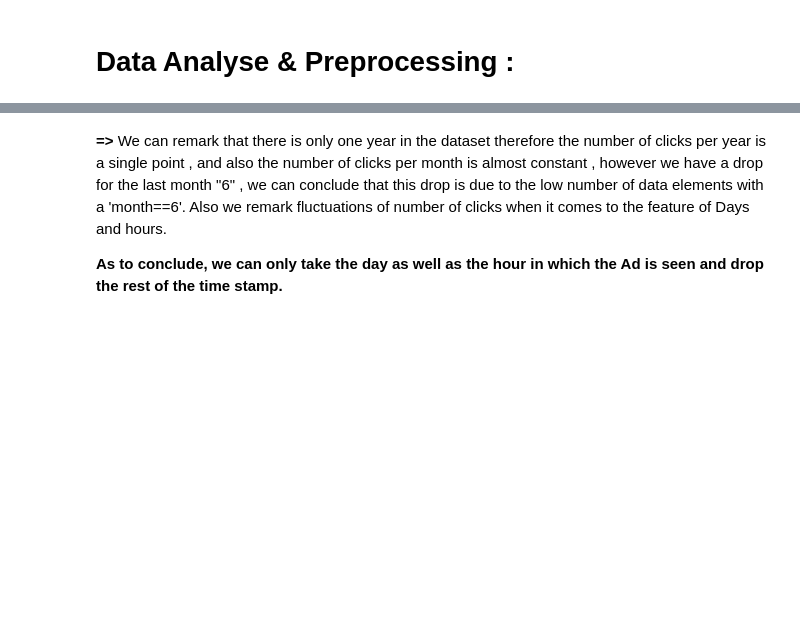
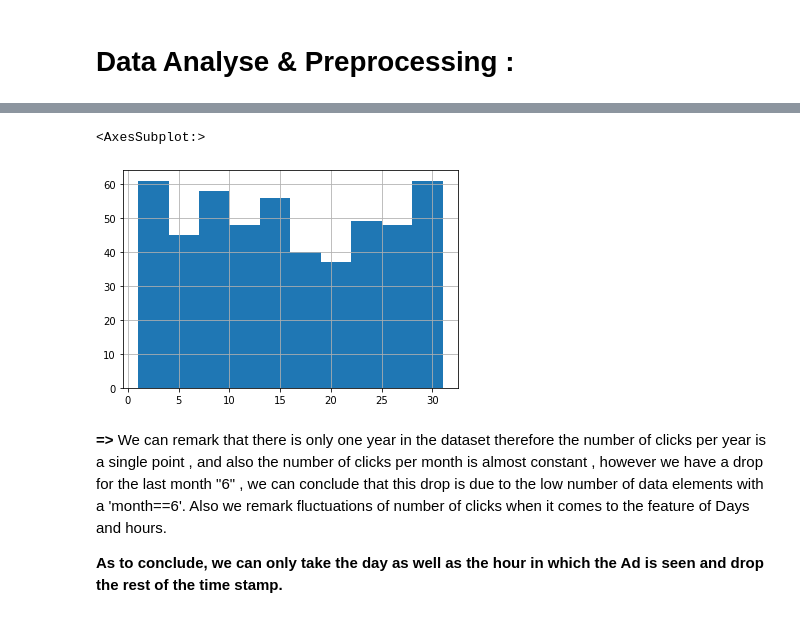
Before and after one commit to MohamedAmineDHIAB/AD_click_prediction_using_SVM-Doc2Vec, a Jupyter notebook: challenge.ipynb, the cells around one changed output, grey strips where cells are left out. Drawn from its saved outputs; the diff is of its cells as text; code cells hidden in the pictures; blank space fills up the shorter version.

```diff
--- a/challenge.ipynb
+++ b/challenge.ipynb
@@ -207,0 +185,5 @@ Wall time: 598 ms
+# %%
+%%time
+data_hist=data_new[data.Clicked!=0]
+data_hist['Day'].hist()
+# %% [output]
@@ -208,3 +192,5 @@ Wall time: 598 ms
+<AxesSubplot:>
+[figure, added]
 # %% [markdown]
 **=>** We can remark that there is only one year in the dataset therefore the number of clicks per year is a single point , and also the number of clicks per month is almost constant , however we have a drop for the last month "6" , we can conclude that this drop is due to the low number of data elements with a 'month==6'. Also we remark fluctuations of number of clicks when it comes to the feature of Days and hours.
 
```
Also changed, not shown: parts of 4 cells of this notebook.
